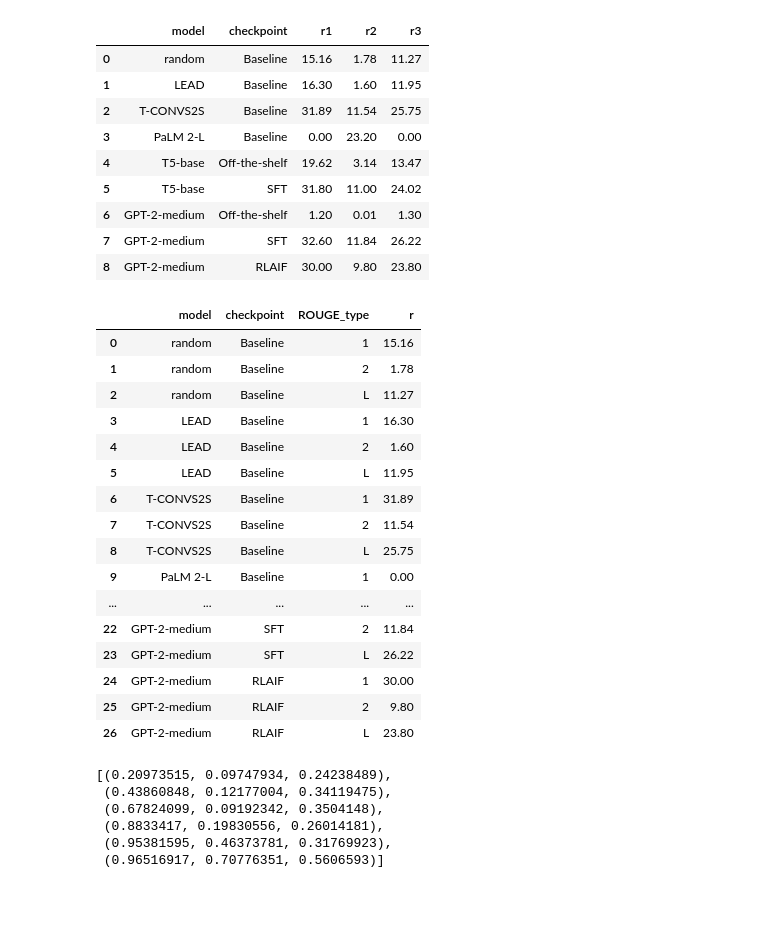
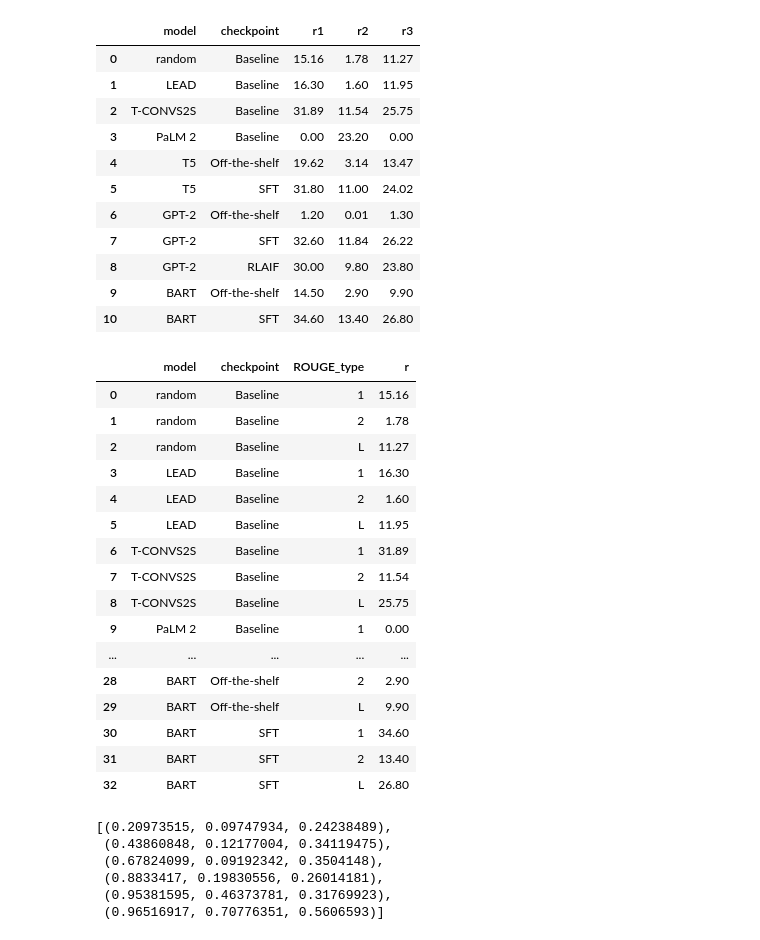
Before and after one commit to jth500/maet-pln, a Jupyter notebook: notebooks/plots.ipynb, the cells around one changed output. Cells and saved outputs as stored; diff of their text form; code cells hidden in the pictures; blank space fills up the shorter version.

```diff
--- a/notebooks/plots.ipynb
+++ b/notebooks/plots.ipynb
@@ -27,62 +27,78 @@ data = [
         'r3': 25.75
     },
     {
-        'model': 'PaLM 2-L',
+        'model': 'PaLM 2',
         'checkpoint': 'Baseline',
         'r1': 0,
         'r2': 23.2,
         'r3': 0
     },
     {
-        'model': 'T5-base',
+        'model': 'T5',
         'checkpoint': 'Off-the-shelf',
         'r1': 19.62,
         'r2': 3.14,
         'r3': 13.47
     },
     {
-        'model': 'T5-base',
+        'model': 'T5',
         'checkpoint': 'SFT',
         'r1': 31.8,
         'r2': 11,
         'r3': 24.02
     },
     {
-        'model': 'GPT-2-medium',
+        'model': 'GPT-2',
         'checkpoint': 'Off-the-shelf',
         'r1': 1.2,
         'r2': 0.01,
         'r3': 1.3
     },
     {
-        'model': 'GPT-2-medium',
+        'model': 'GPT-2',
         'checkpoint': 'SFT',
         'r1': 32.6,
         'r2': 11.84,
         'r3': 26.22
     },
     {
-        'model': 'GPT-2-medium',
+        'model': 'GPT-2',
         'checkpoint': 'RLAIF',
         'r1': 30,
         'r2': 9.8,
         'r3': 23.8
     },
+    {
+        'model': 'BART',
+        'checkpoint': 'Off-the-shelf',
+        'r1': 14.5,
+        'r2': 2.9,
+        'r3': 9.9
+    },
+    {
+        'model': 'BART',
+        'checkpoint': 'SFT',
+        'r1': 34.6,
+        'r2': 13.4,
+        'r3': 26.8
+    }
 ]
 
 df = pd.DataFrame.from_dict(data)
 df
 # %% [output]
 |  | model | checkpoint | r1 | r2 | r3 |
 | 0 | random | Baseline | 15.16 | 1.78 | 11.27 |
 | 1 | LEAD | Baseline | 16.30 | 1.60 | 11.95 |
 | 2 | T-CONVS2S | Baseline | 31.89 | 11.54 | 25.75 |
-| 3 | PaLM 2-L | Baseline | 0.00 | 23.20 | 0.00 |
-| 4 | T5-base | Off-the-shelf | 19.62 | 3.14 | 13.47 |
-| 5 | T5-base | SFT | 31.80 | 11.00 | 24.02 |
-| 6 | GPT-2-medium | Off-the-shelf | 1.20 | 0.01 | 1.30 |
-| 7 | GPT-2-medium | SFT | 32.60 | 11.84 | 26.22 |
-| 8 | GPT-2-medium | RLAIF | 30.00 | 9.80 | 23.80 |
+| 3 | PaLM 2 | Baseline | 0.00 | 23.20 | 0.00 |
+| 4 | T5 | Off-the-shelf | 19.62 | 3.14 | 13.47 |
+| 5 | T5 | SFT | 31.80 | 11.00 | 24.02 |
+| 6 | GPT-2 | Off-the-shelf | 1.20 | 0.01 | 1.30 |
+| 7 | GPT-2 | SFT | 32.60 | 11.84 | 26.22 |
+| 8 | GPT-2 | RLAIF | 30.00 | 9.80 | 23.80 |
+| 9 | BART | Off-the-shelf | 14.50 | 2.90 | 9.90 |
+| 10 | BART | SFT | 34.60 | 13.40 | 26.80 |
 # %%
 df_long = pd.wide_to_long(df, stubnames='r', i=['model', 'checkpoint'], j='ROUGE_type').reset_index()
 df_long['ROUGE_type'] = df_long['ROUGE_type'].astype('str')
@@ -99,13 +115,13 @@ df_long
 | 6 | T-CONVS2S | Baseline | 1 | 31.89 |
 | 7 | T-CONVS2S | Baseline | 2 | 11.54 |
 | 8 | T-CONVS2S | Baseline | L | 25.75 |
-| 9 | PaLM 2-L | Baseline | 1 | 0.00 |
+| 9 | PaLM 2 | Baseline | 1 | 0.00 |
 | ... | ... | ... | ... | ... |
-| 22 | GPT-2-medium | SFT | 2 | 11.84 |
-| 23 | GPT-2-medium | SFT | L | 26.22 |
-| 24 | GPT-2-medium | RLAIF | 1 | 30.00 |
-| 25 | GPT-2-medium | RLAIF | 2 | 9.80 |
-| 26 | GPT-2-medium | RLAIF | L | 23.80 |
+| 28 | BART | Off-the-shelf | 2 | 2.90 |
+| 29 | BART | Off-the-shelf | L | 9.90 |
+| 30 | BART | SFT | 1 | 34.60 |
+| 31 | BART | SFT | 2 | 13.40 |
+| 32 | BART | SFT | L | 26.80 |
 # %%
 sns.color_palette("rocket")
 # %% [output]
```
Also changed, not shown: parts of 2 cells of this notebook, 1 other file.
